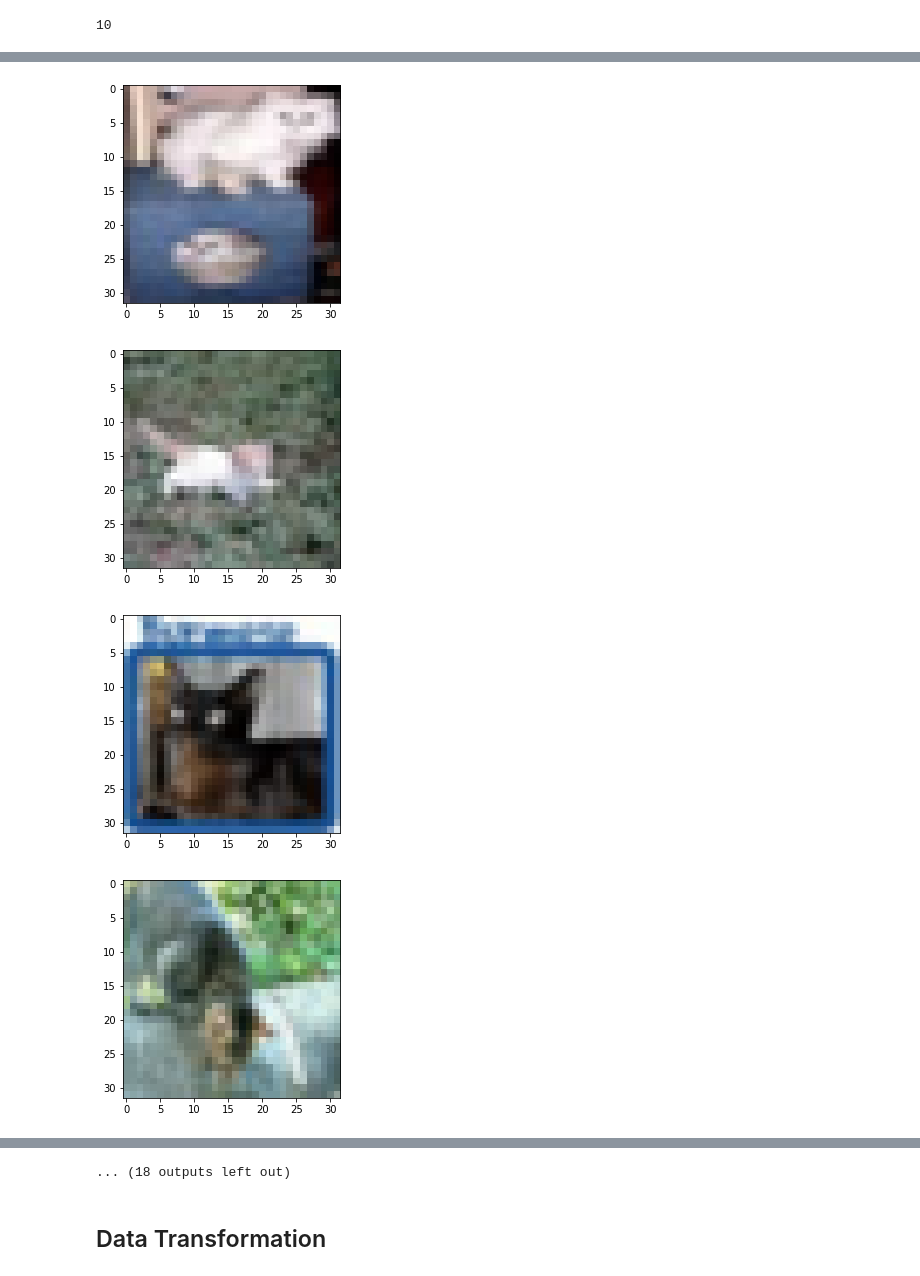
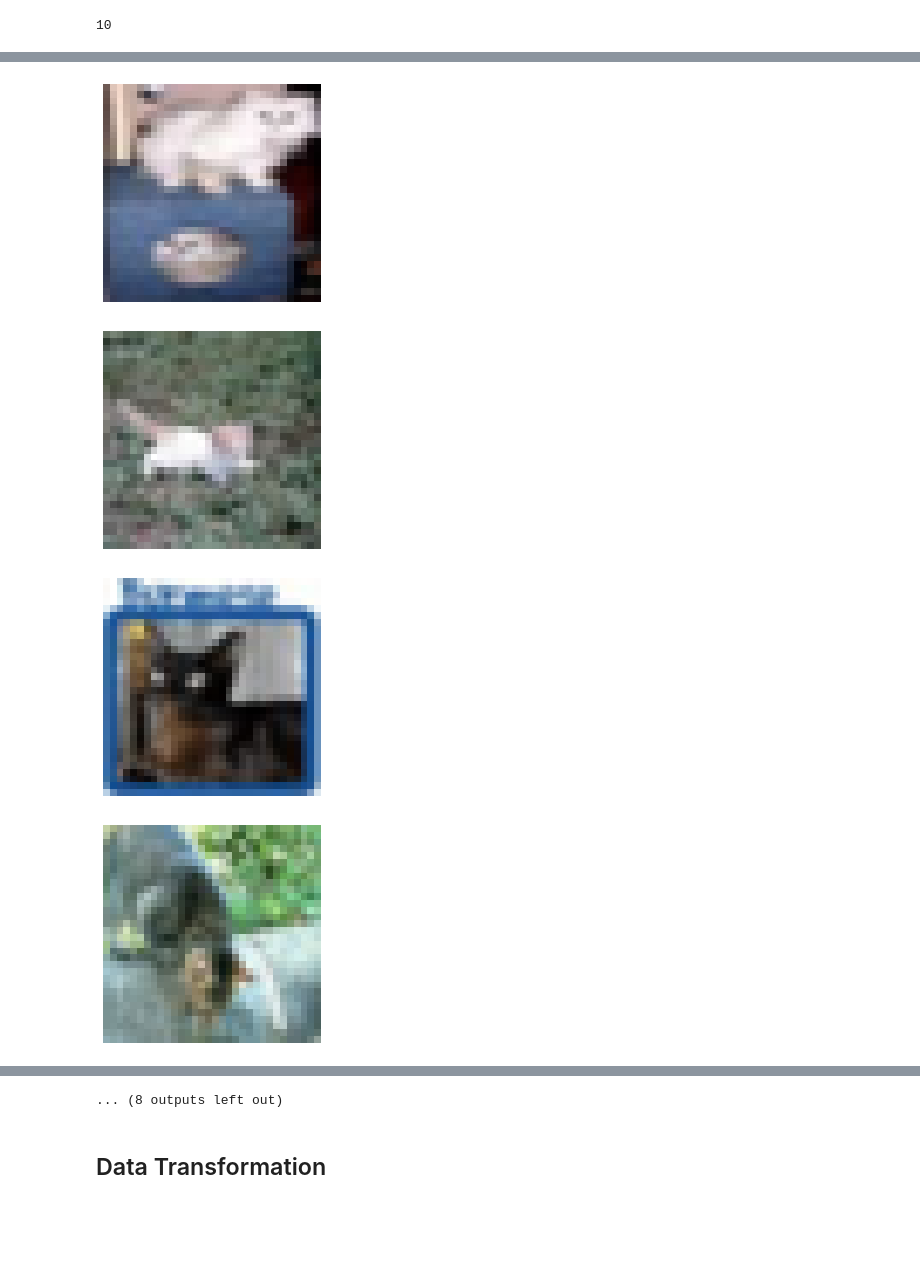
Before and after one commit to rfmmonteiro99/classify-img-features-with-gp, a Jupyter notebook: cnn_cifar_data.ipynb, the cells around one changed output, grey strips where cells are left out. Drawn from its saved outputs; the diff is of its cells as text; code cells hidden in the pictures; blank space fills up the shorter version.

```diff
--- a/cnn_cifar_data.ipynb
+++ b/cnn_cifar_data.ipynb
@@ -310,6 +317,6 @@ show_image_classes(x_train, y_train, prefix, "raw")
 # %%
 # Check the first "n_images" images of class number "class_n"
-n_images = 30
+n_images = 20
 class_n = 3
 
 class_n_pos = [ind for ind, el in enumerate(y_train) if el == class_n]
@@ -317,4 +324,5 @@ class_n_pos = [ind for ind, el in enumerate(y_train) if el == class_n]
 for img in class_n_pos[:n_images]:
     plt.figure()
     plt.imshow(np.uint8(x_train[img]))
+    plt.axis('off')
 # %% [output]
@@ -327,4 +335,4 @@ for img in class_n_pos[:n_images]:
-[figure, old version]
+[figure, new version]
-[figure, old version]
+[figure, new version]
-[figure, old version]
+[figure, new version]
-[figure, old version]
+[figure, new version]
@@ -333,4 +341,4 @@ for img in class_n_pos[:n_images]:
-... (18 outputs left out)
+... (8 outputs left out)
 # %% [markdown]
 ## Data Transformation
 # %%
```
Also changed, not shown: parts of 10 cells of this notebook.
